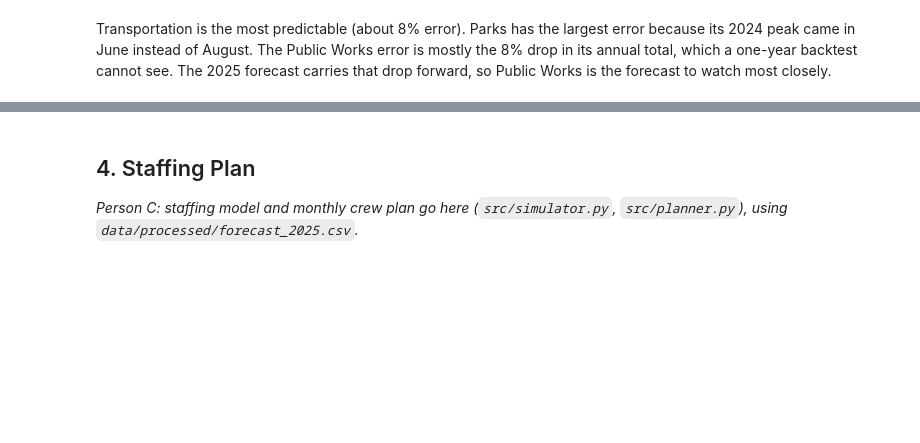
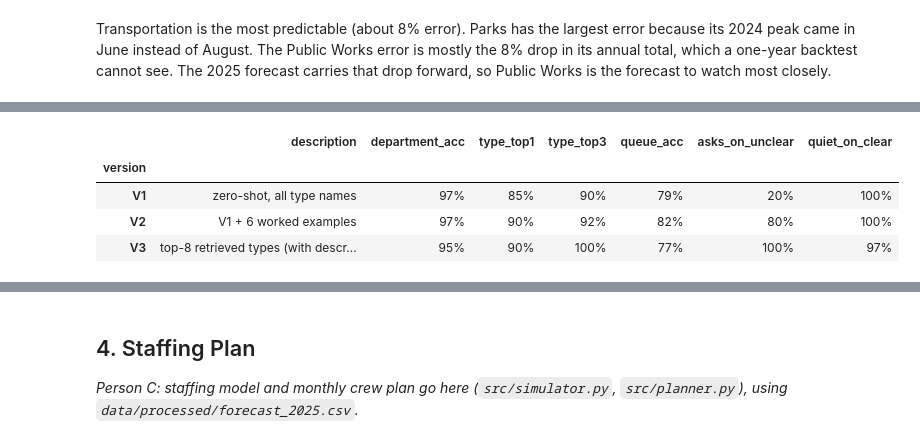
Before and after one commit to kavin1317/Boston-311-Crew-Staffing---Hackathon, a Jupyter notebook: notebooks/main.ipynb, the cells around one changed output, grey strips where cells are left out. Saved outputs shown, nothing was run; the diff lists cells and outputs as text; code cells hidden in the pictures; blank space fills up the shorter version.

```diff
--- a/notebooks/main.ipynb
+++ b/notebooks/main.ipynb
@@ -244,0 +289,9 @@ cat[["type", "department", "n_2024", "top_queue", "description"]].head(15)
+# %%
+res, summary = intake.evaluate_versions()
+summary.drop(columns="flagged").style.format({c: "{:.0%}" for c in summary.columns[1:-1]})
+# %% [output]
+|  | description | department_acc | type_top1 | type_top3 | queue_acc | asks_on_unclear | quiet_on_clear |
+| version |  |  |  |  |  |  |  |
+| V1 | zero-shot, all type names | 97% | 85% | 90% | 79% | 20% | 100% |
+| V2 | V1 + 6 worked examples | 97% | 90% | 92% | 82% | 80% | 100% |
+| V3 | top-8 retrieved types (with descr... | 95% | 90% | 100% | 77% | 100% | 97% |
```
Also changed, not shown: parts of 14 cells of this notebook, 4 other files.
